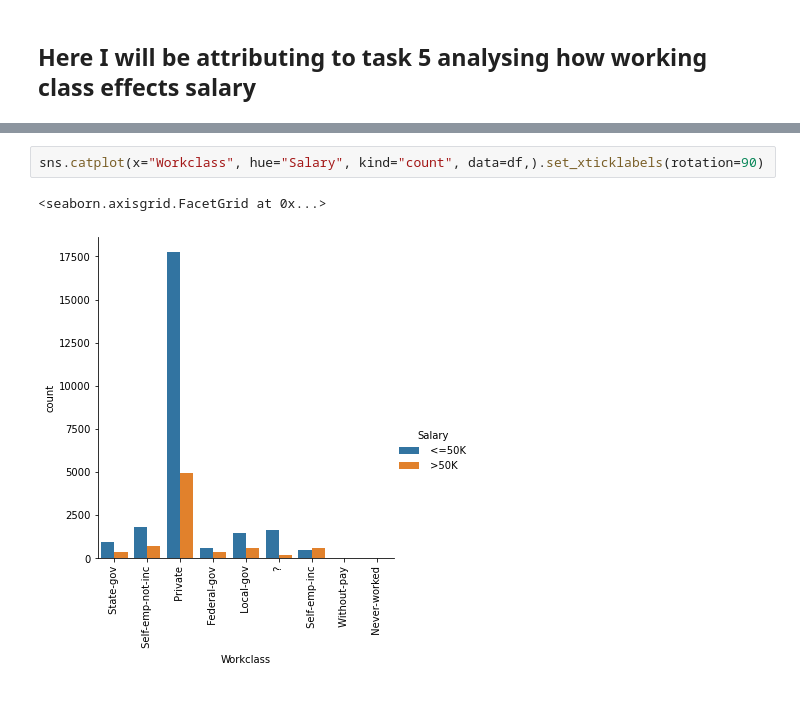
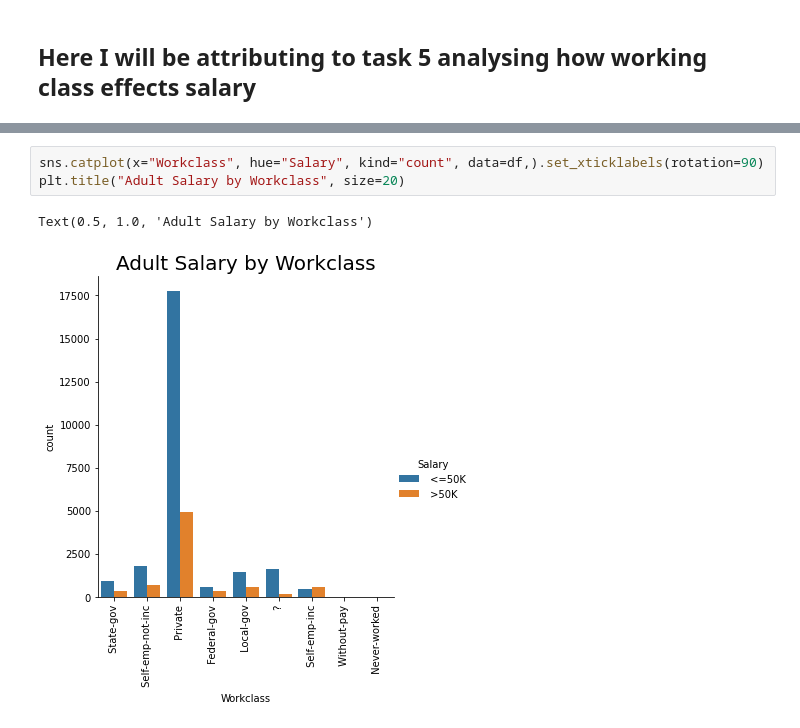
Before and after one commit to kylenelwan/data301, a Jupyter notebook: analysis/emiel/Milestone2.ipynb, the cells around one changed output, grey strips where cells are left out. Drawn from its saved outputs; the diff is of its cells as text; blank space fills up the shorter version.

```diff
--- a/analysis/emiel/Milestone2.ipynb
+++ b/analysis/emiel/Milestone2.ipynb
@@ -100,6 +102,7 @@ Workclass          Salary
 dtype: int64
 # %%
 sns.catplot(x="Workclass", hue="Salary", kind="count", data=df,).set_xticklabels(rotation=90)
+plt.title("Adult Salary by Workclass", size=20)
 # %% [output]
-<seaborn.axisgrid.FacetGrid at 0x...>
+Text(0.5, 1.0, 'Adult Salary by Workclass')
-[figure, old version]
+[figure, new version]
```
Also changed, not shown: parts of 2 cells of this notebook, 3 other files.
